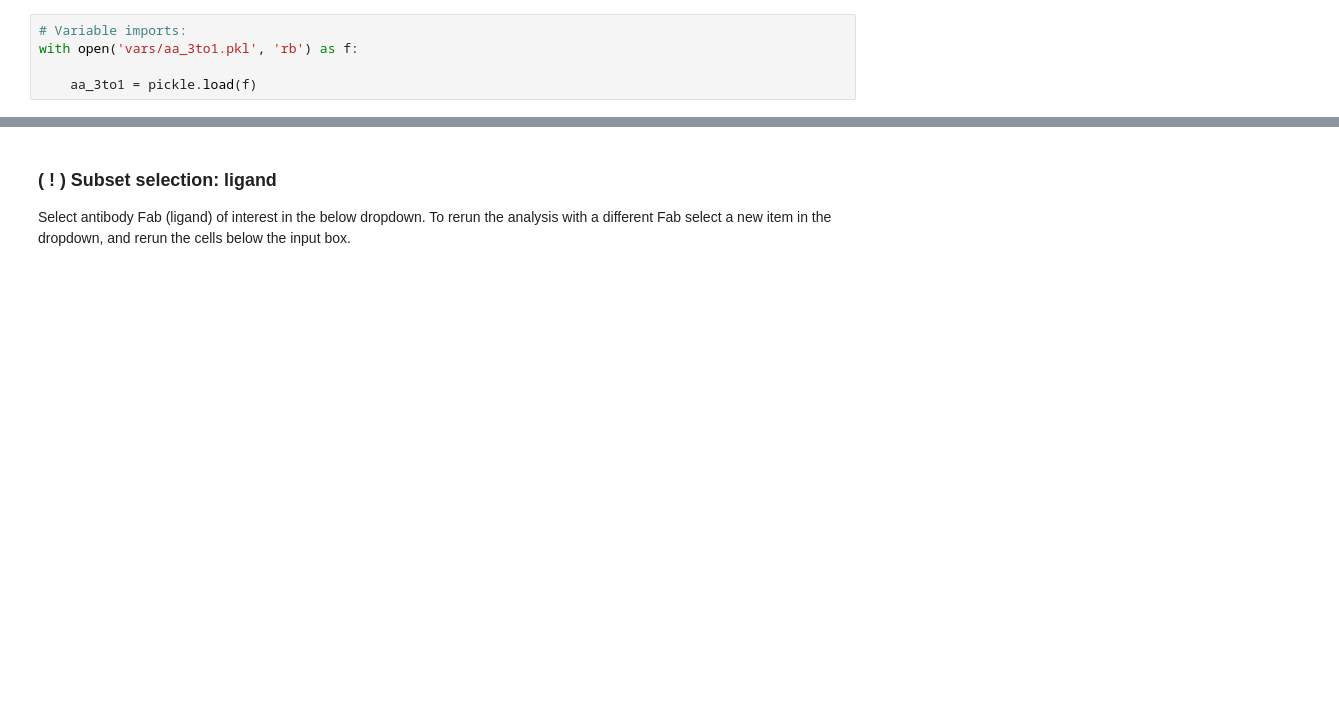
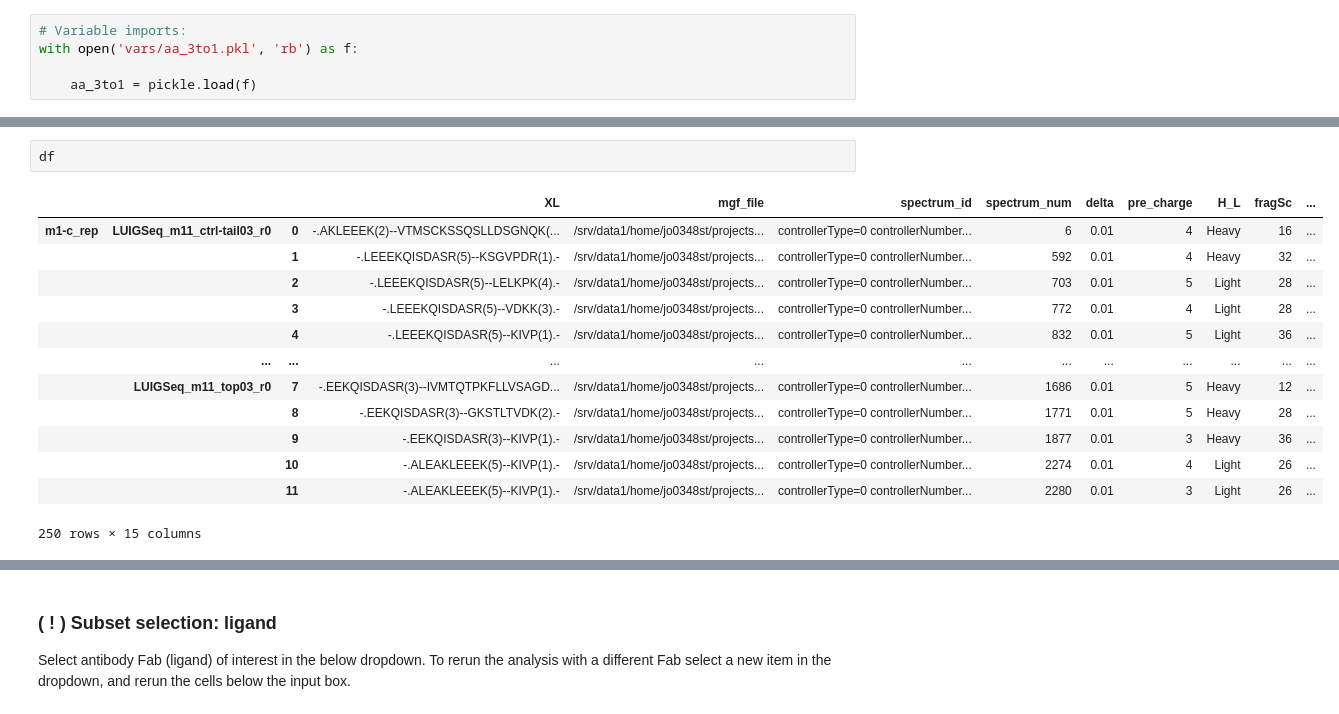
Before and after one commit to yangyangsasaxiaoxiao/project-for-compute-jupyter-2022-jstrobaek, a Jupyter notebook: xl_viz.ipynb, the cells around one changed output, grey strips where cells are left out. Saved outputs shown, nothing was run; the diff lists cells and outputs as text; blank space fills up the shorter version.

Commit message:
Update project Notebook to current state

```diff
--- a/xl_viz.ipynb
+++ b/xl_viz.ipynb
@@ -143,3 +270,19 @@ for ligand in ligands:
 counts_df = pd.DataFrame.from_dict(counts)
 
 counts_df.sort_values(by='n_theoretical_xls', ascending=False, inplace=True)
+# %%
+df
+# %% [output]
+|  |  |  | XL | mgf_file | spectrum_id | spectrum_num | delta | pre_charge | H_L | fragSc | ... |
+| m1-c_rep | LUIGSeq_m11_ctrl-tail03_r0 | 0 | -.AKLEEEK(2)--VTMSCKSSQSLLDSGNQK(... | /srv/data1/home/jo0348st/projects... | controllerType=0 controllerNumber... | 6 | 0.01 | 4 | Heavy | 16 | ... |
+|  |  | 1 | -.LEEEKQISDASR(5)--KSGVPDR(1).- | /srv/data1/home/jo0348st/projects... | controllerType=0 controllerNumber... | 592 | 0.01 | 4 | Heavy | 32 | ... |
+|  |  | 2 | -.LEEEKQISDASR(5)--LELKPK(4).- | /srv/data1/home/jo0348st/projects... | controllerType=0 controllerNumber... | 703 | 0.01 | 5 | Light | 28 | ... |
+|  |  | 3 | -.LEEEKQISDASR(5)--VDKK(3).- | /srv/data1/home/jo0348st/projects... | controllerType=0 controllerNumber... | 772 | 0.01 | 4 | Light | 28 | ... |
+|  |  | 4 | -.LEEEKQISDASR(5)--KIVP(1).- | /srv/data1/home/jo0348st/projects... | controllerType=0 controllerNumber... | 832 | 0.01 | 5 | Light | 36 | ... |
+|  | ... | ... | ... | ... | ... | ... | ... | ... | ... | ... | ... |
+|  | LUIGSeq_m11_top03_r0 | 7 | -.EEKQISDASR(3)--IVMTQTPKFLLVSAGD... | /srv/data1/home/jo0348st/projects... | controllerType=0 controllerNumber... | 1686 | 0.01 | 5 | Heavy | 12 | ... |
+|  |  | 8 | -.EEKQISDASR(3)--GKSTLTVDK(2).- | /srv/data1/home/jo0348st/projects... | controllerType=0 controllerNumber... | 1771 | 0.01 | 5 | Heavy | 28 | ... |
+|  |  | 9 | -.EEKQISDASR(3)--KIVP(1).- | /srv/data1/home/jo0348st/projects... | controllerType=0 controllerNumber... | 1877 | 0.01 | 3 | Heavy | 36 | ... |
+|  |  | 10 | -.ALEAKLEEEK(5)--KIVP(1).- | /srv/data1/home/jo0348st/projects... | controllerType=0 controllerNumber... | 2274 | 0.01 | 4 | Light | 26 | ... |
+|  |  | 11 | -.ALEAKLEEEK(5)--KIVP(1).- | /srv/data1/home/jo0348st/projects... | controllerType=0 controllerNumber... | 2280 | 0.01 | 3 | Light | 26 | ... |
+250 rows × 15 columns
```
Also changed, not shown: parts of 33 cells of this notebook.
